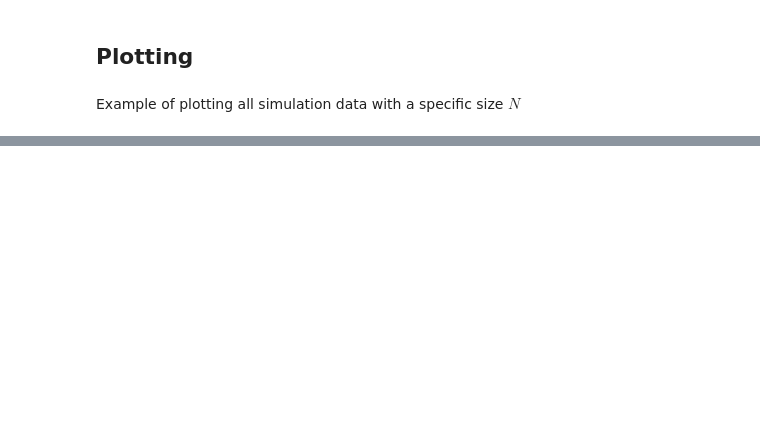
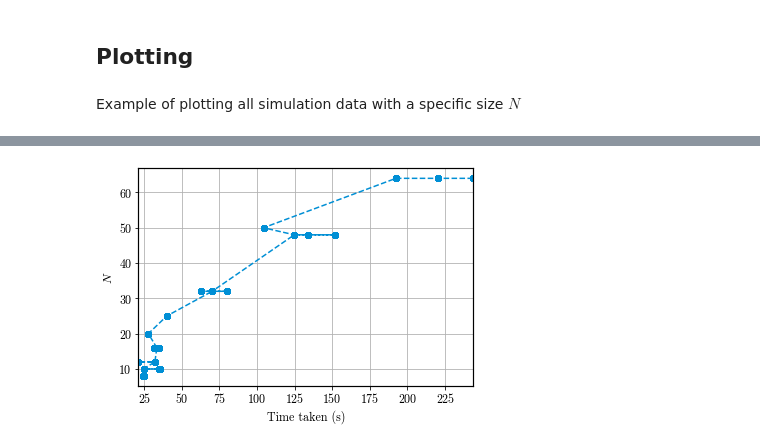
Before and after one commit to nikosavola/HeisenbergMetropolis-StatMech, a Jupyter notebook: analysis.ipynb, the cells around one changed output, grey strips where cells are left out. Drawn from its saved outputs; the diff is of its cells as text; code cells hidden in the pictures; blank space fills up the shorter version.

```diff
--- a/analysis.ipynb
+++ b/analysis.ipynb
@@ -163,0 +144,13 @@ gather all data and compare with $N$
+# %%
+dfs = df.sort_values(by=['N'])
+dfs['wall_time']
+
+plt.figure()
+plt.plot(dfs['wall_time'], dfs['N'], 'o--')
+plt.ylabel('$N$'); plt.xlabel('Time taken (s)')
+
+plt.grid()
+plt.savefig('NvsTime.pdf')
+plt.show()
+# %% [output]
+[figure, added]
```
Also changed, not shown: parts of 8 cells of this notebook, 5 other files.
